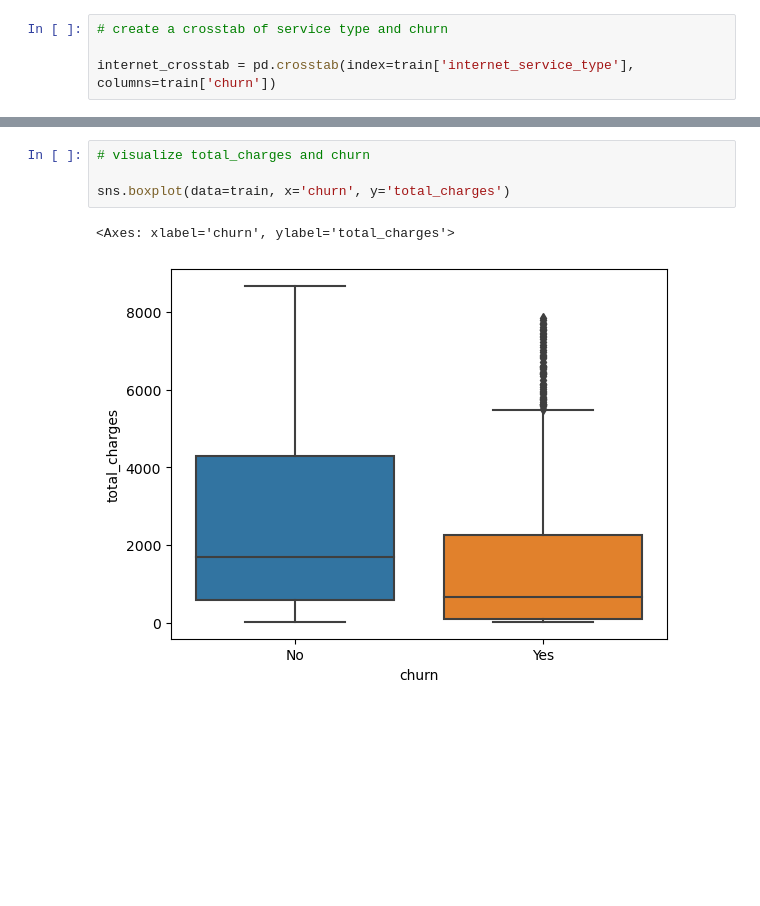
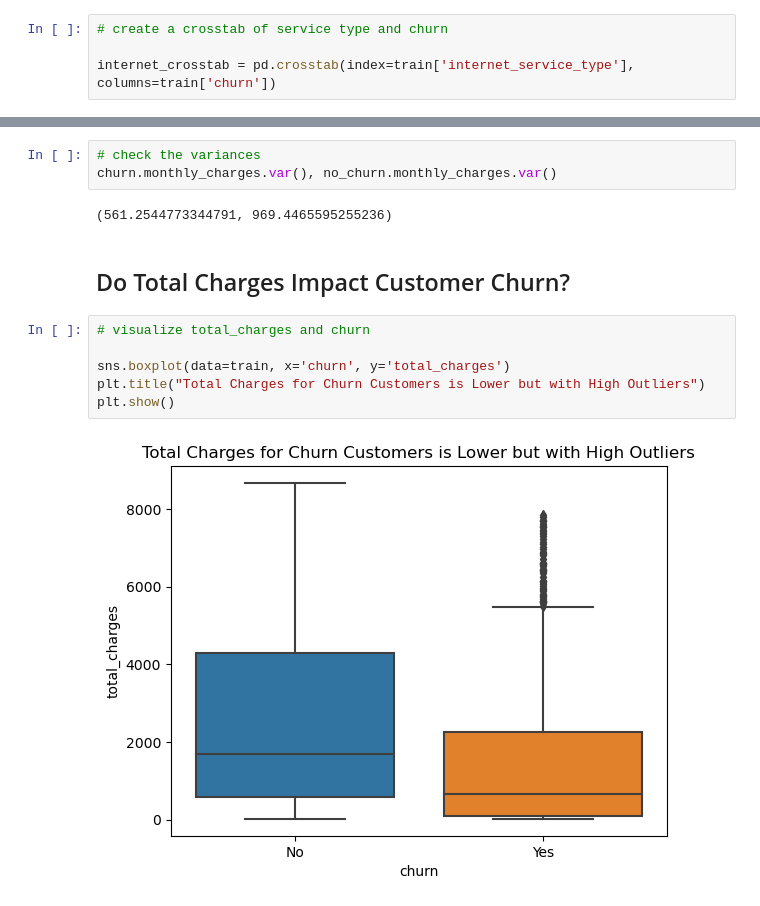
Before and after one commit to elizabethswarren/classification-project, a Jupyter notebook: report.ipynb, the cells around one changed output, grey strips where cells are left out. Drawn from its saved outputs; the diff is of its cells as text; blank space fills up the shorter version.

```diff
--- a/report.ipynb
+++ b/report.ipynb
@@ -216,7 +307,15 @@ sns.boxplot(data=train, y='monthly_charges', x='churn')
+# %%
+# check the variances
+churn.monthly_charges.var(), no_churn.monthly_charges.var()
+# %% [output]
+(561.2544773344791, 969.4465595255236)
+# %% [markdown]
+## Do Total Charges Impact Customer Churn?
 # %%
 # visualize total_charges and churn
 
 sns.boxplot(data=train, x='churn', y='total_charges')
+plt.title("Total Charges for Churn Customers is Lower but with High Outliers")
+plt.show()
 # %% [output]
-<Axes: xlabel='churn', ylabel='total_charges'>
-[figure, old version]
+[figure, new version]
```
Also changed, not shown: parts of 80 cells of this notebook.
